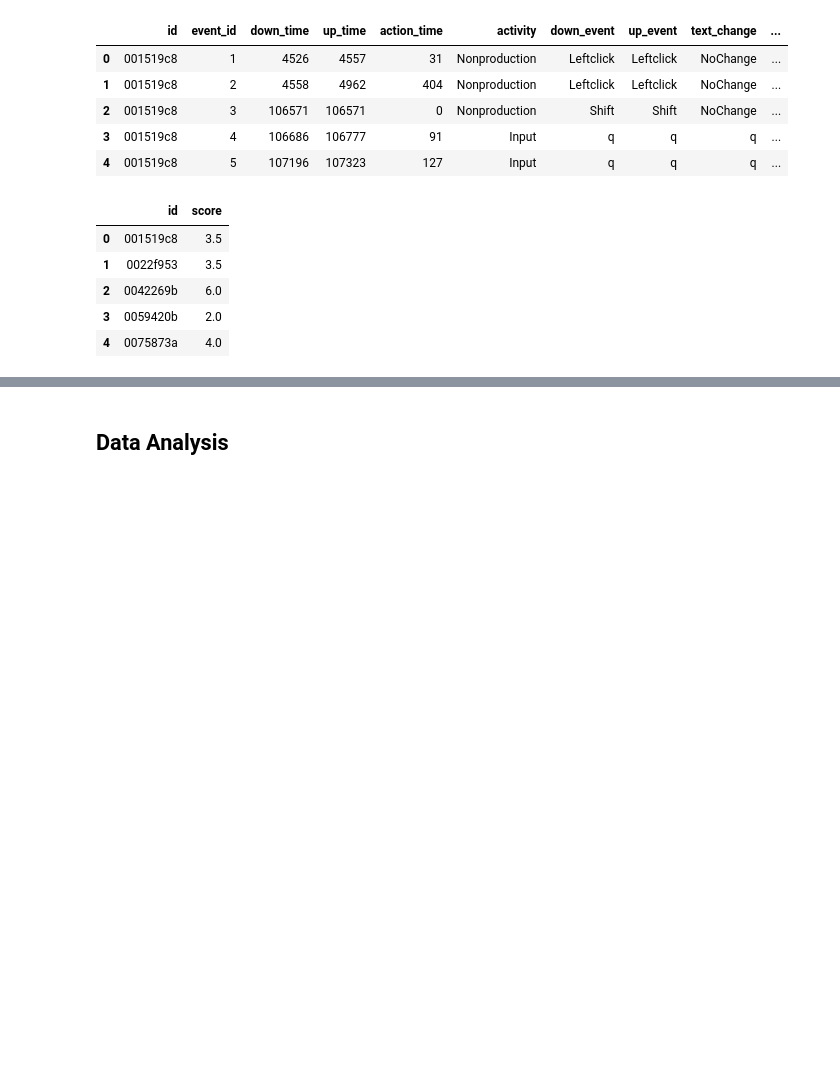
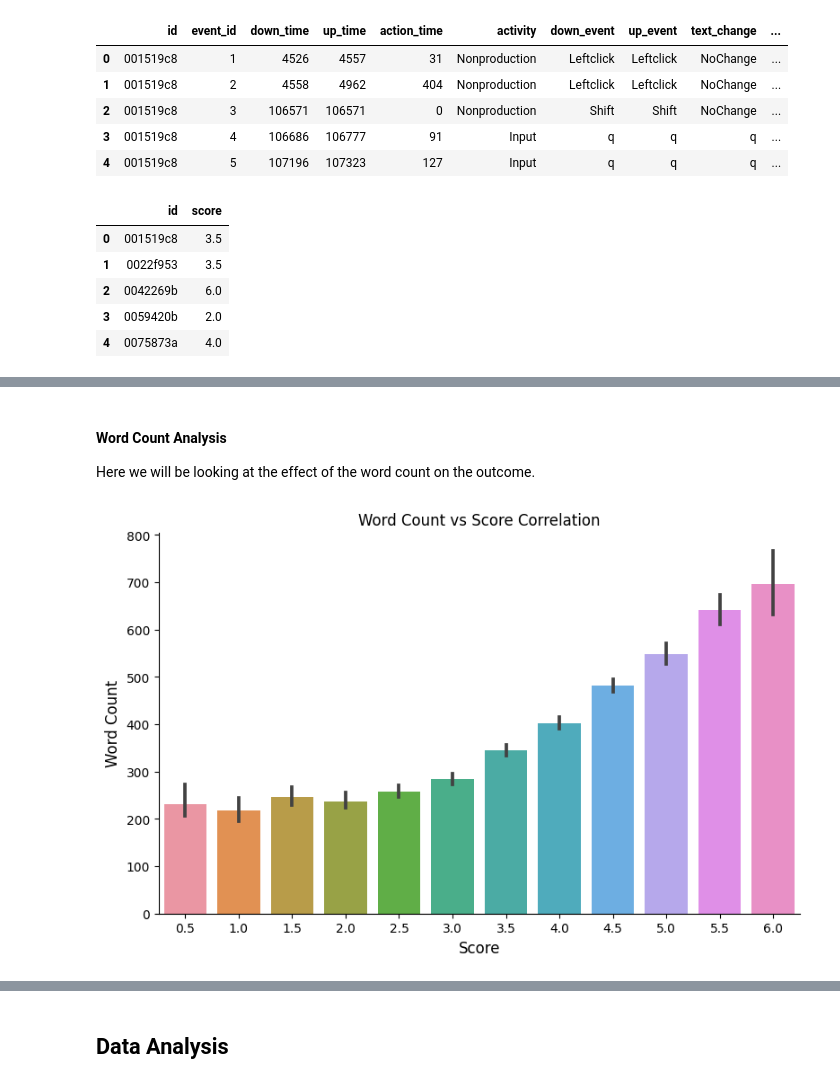
Before and after one commit to DarknessNotFound/WritingQuality, a Jupyter notebook: writing-quality.ipynb, the cells around one changed output, grey strips where cells are left out. Cells and saved outputs as stored; diff of their text form; code cells hidden in the pictures; blank space fills up the shorter version.

```diff
--- a/writing-quality.ipynb
+++ b/writing-quality.ipynb
@@ -80,0 +85,14 @@ train_logs.shape
+# %% [markdown]
+#### Word Count Analysis
+Here we will be looking at the effect of the word count on the outcome.
+# %%
+stats = train_logs.groupby("id")["word_count"].max().reset_index()
+stats_score = stats.merge(train_scores, on='id')
+
+catplot = sns.catplot(data=stats_score, x="score", y="word_count", kind="bar", height=5, aspect=8/5)
+plt.xlabel('Score', fontsize=12)
+plt.ylabel('Word Count', fontsize=12)
+plt.title("Word Count vs Score Correlation")
+plt.show()
+# %% [output]
+[figure, added]
```
Also changed, not shown: parts of 13 cells of this notebook.
